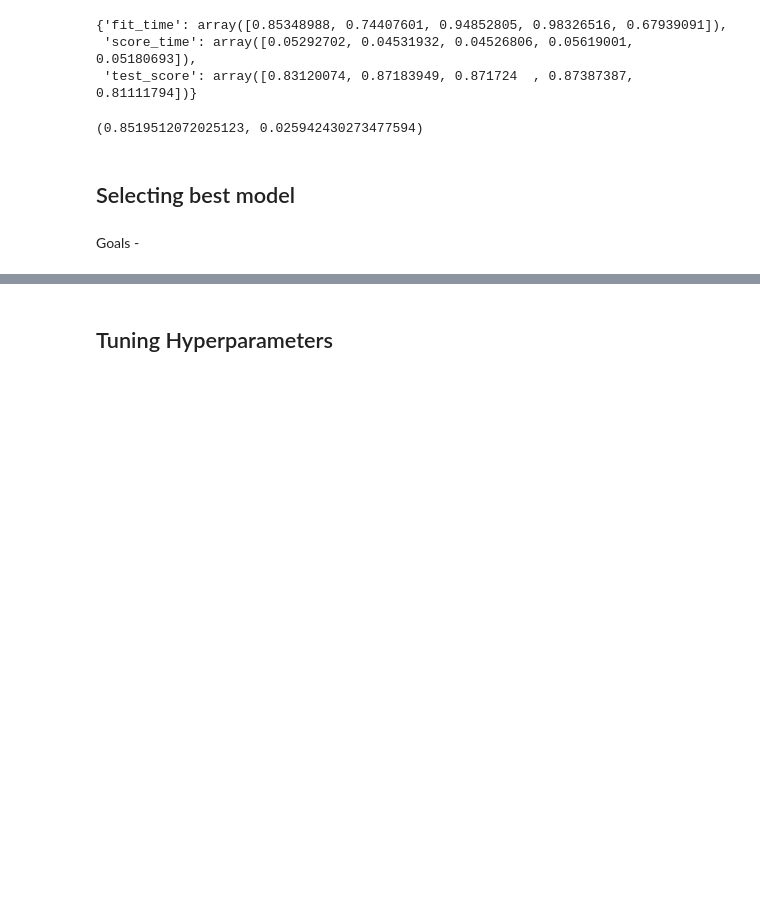
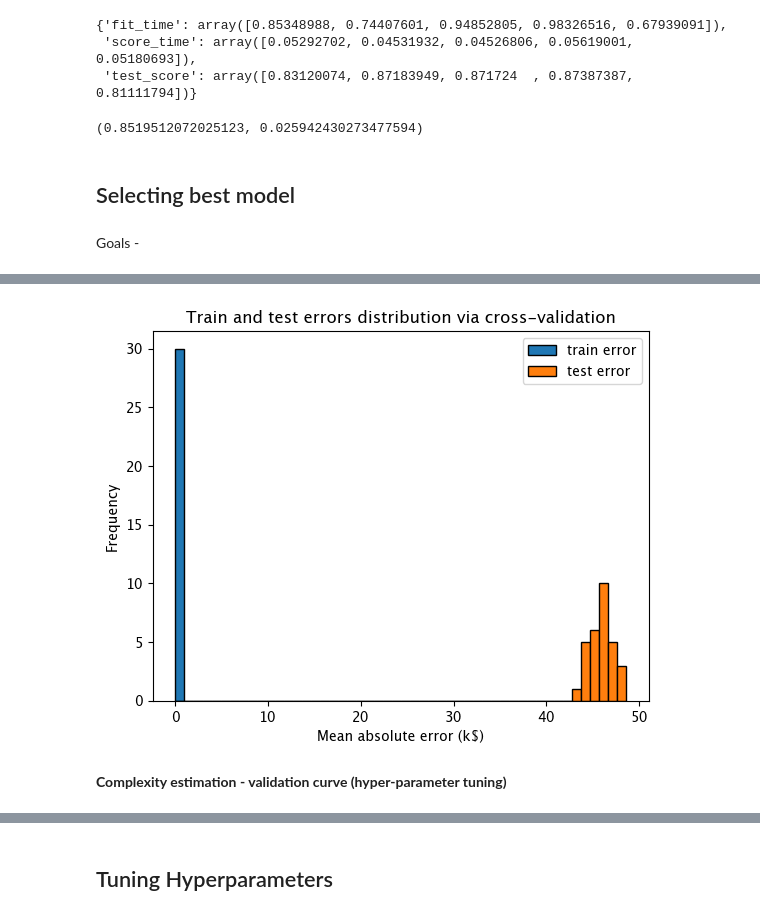
Before and after one commit to arthurlemon/courses, a Jupyter notebook: ML/sklearn/sklearn_course.ipynb, the cells around one changed output, grey strips where cells are left out. Cells and saved outputs as stored; diff of their text form; code cells hidden in the pictures; blank space fills up the shorter version.

```diff
--- a/ML/sklearn/sklearn_course.ipynb
+++ b/ML/sklearn/sklearn_course.ipynb
@@ -113,0 +160,3 @@ Goals -
+# %%
+data_train, data_test, target_train, target_test = train_test_split(
+    data, target, random_state=0)
@@ -113,0 +236,19 @@ Goals -
+# %%
+# looking at training score
+cv = ShuffleSplit(n_splits=30, test_size=0.2)
+cv_results = cross_validate(regressor, data, target,
+                            cv=cv, scoring="neg_mean_absolute_error",
+                            return_train_score=True, n_jobs=2)
+cv_results = pd.DataFrame(cv_results)
+# %%
+scores = pd.DataFrame()
+scores[["train error", "test error"]] = -cv_results[
+    ["train_score", "test_score"]]
+# %%
+scores.plot.hist(bins=50, edgecolor="black")
+plt.xlabel("Mean absolute error (k$)")
+_ = plt.title("Train and test errors distribution via cross-validation")
+# %% [output]
+[figure, added]
+# %% [markdown]
+**Complexity estimation - validation curve (hyper-parameter tuning)**
```
Also changed, not shown: parts of 32 cells of this notebook, 2 other files.
